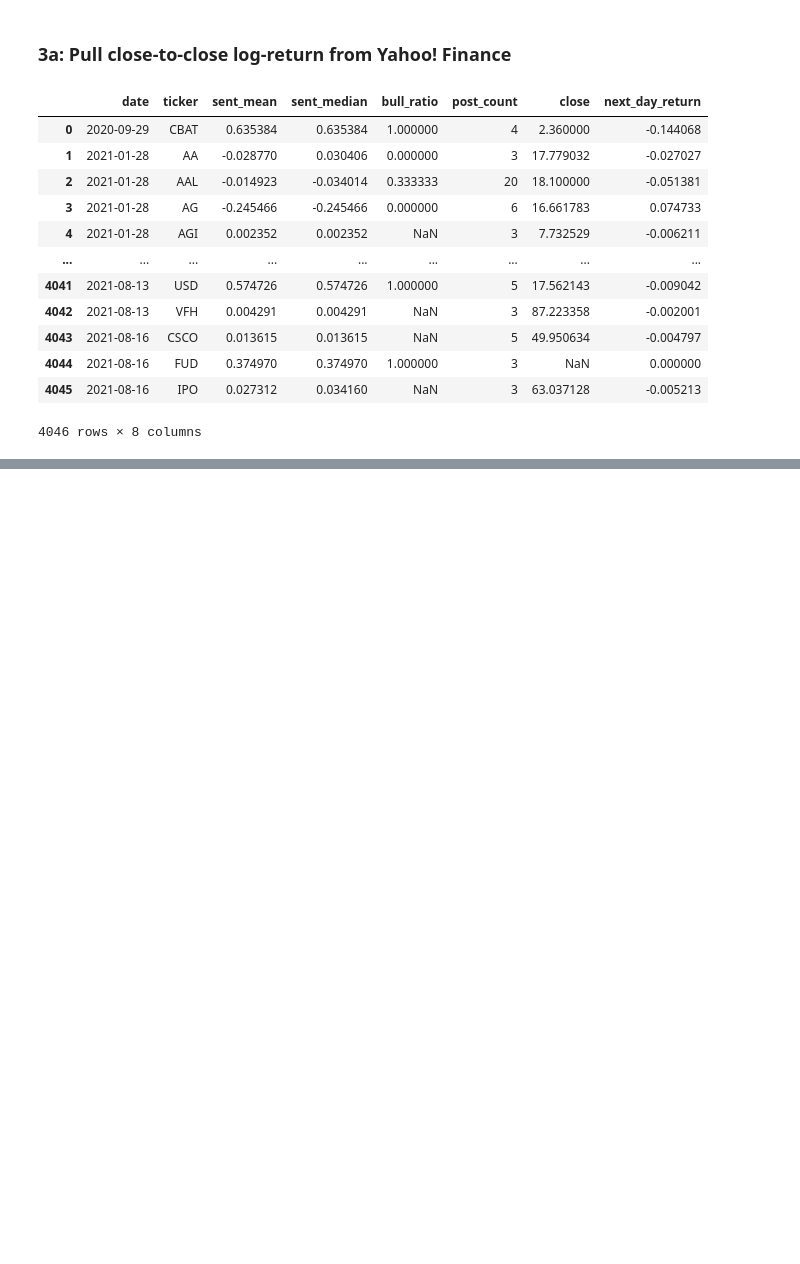
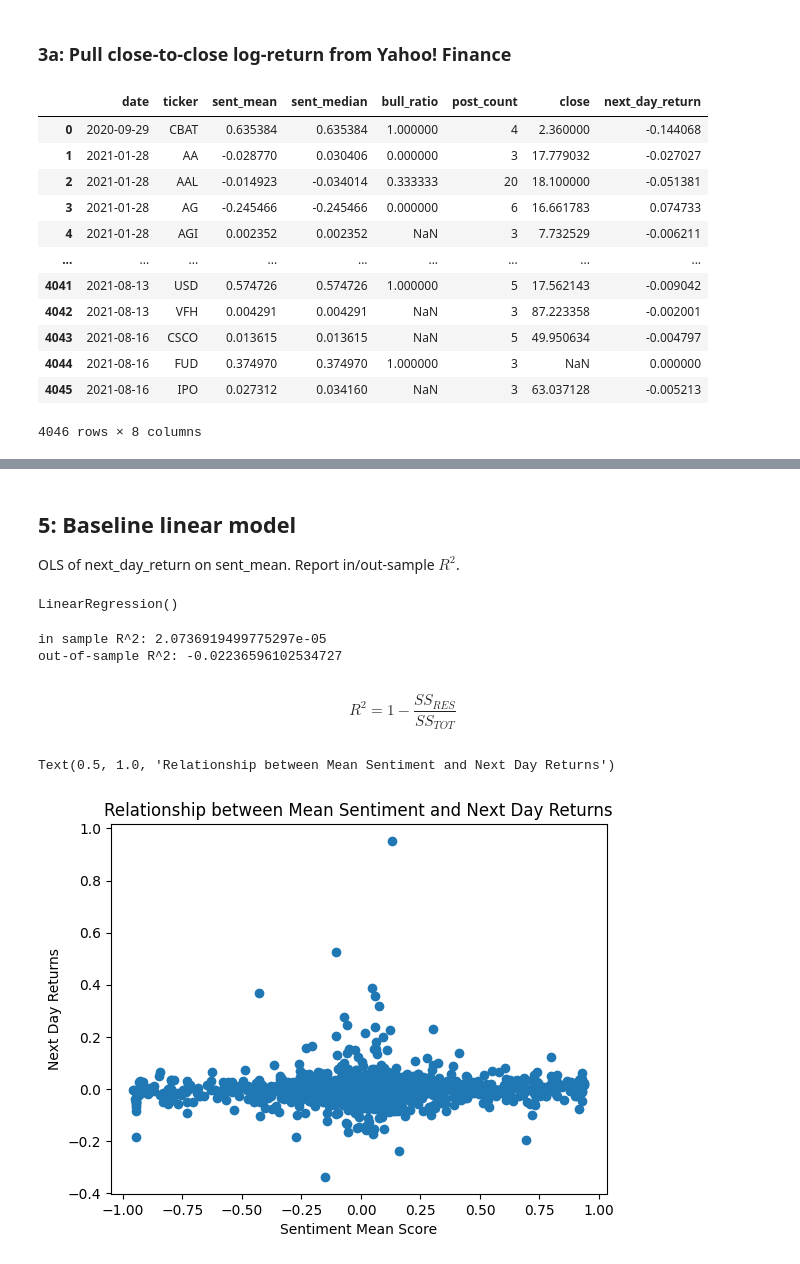
Before and after one commit to lmalmud/altdata-sentiment-ic, a Jupyter notebook: notebooks/wsb_sentiment_ic.ipynb, the cells around one changed output, grey strips where cells are left out. Cells and saved outputs as stored; diff of their text form; code cells hidden in the pictures; blank space fills up the shorter version.

```diff
--- a/notebooks/wsb_sentiment_ic.ipynb
+++ b/notebooks/wsb_sentiment_ic.ipynb
@@ -322,0 +327,5 @@ merged
+# %%
+merged = merged.sort_values('date')
+N = len(merged)//2
+train = merged[:N].dropna()
+test = merged[N:].dropna()
@@ -322,0 +337,42 @@ merged
+# %% [markdown]
+## 5: Baseline linear model
+OLS of next_day_return on sent_mean. Report in/out-sample $R^2$.
+# %%
+from sklearn.linear_model import LinearRegression
+# Separate predictors and target
+X_train = train[['sent_mean']]
+y_train = train[['next_day_return']]
+
+X_test = test[['sent_mean']]
+y_test = test[['next_day_return']]
+
+# Fit model
+linear_model = LinearRegression()
+linear_model.fit(X_train, y_train)
+# %% [output]
+LinearRegression()
+# %%
+from sklearn.metrics import r2_score, mean_absolute_error
+
+# Obtain predictions for in and out-of-sample
+y_train_pred = linear_model.predict(X_train)
+y_test_pred = linear_model.predict(X_test)
+
+# Obtain R^2
+r_squared_in_sample = r2_score(y_train, y_train_pred)
+r_squared_out_of_sample = r2_score(y_test, y_test_pred)
+print(f'in sample R^2: {r_squared_in_sample}')
+print(f'out-of-sample R^2: {r_squared_out_of_sample}')
+# %% [output]
+in sample R^2: 2.0736919499775297e-05
+out-of-sample R^2: -0.02236596102534727
+# %% [markdown]
+$$R^2 = 1 - \frac{SS_{RES}}{SS_{TOT}}$$
+# %%
+plt.plot(test['sent_mean'], test['next_day_return'], 'o')
+plt.xlabel('Sentiment Mean Score')
+plt.ylabel('Next Day Returns')
+plt.title('Relationship between Mean Sentiment and Next Day Returns')
+# %% [output]
+Text(0.5, 1.0, 'Relationship between Mean Sentiment and Next Day Returns')
+[figure, added]
```
Also changed, not shown: parts of 4 cells of this notebook.
